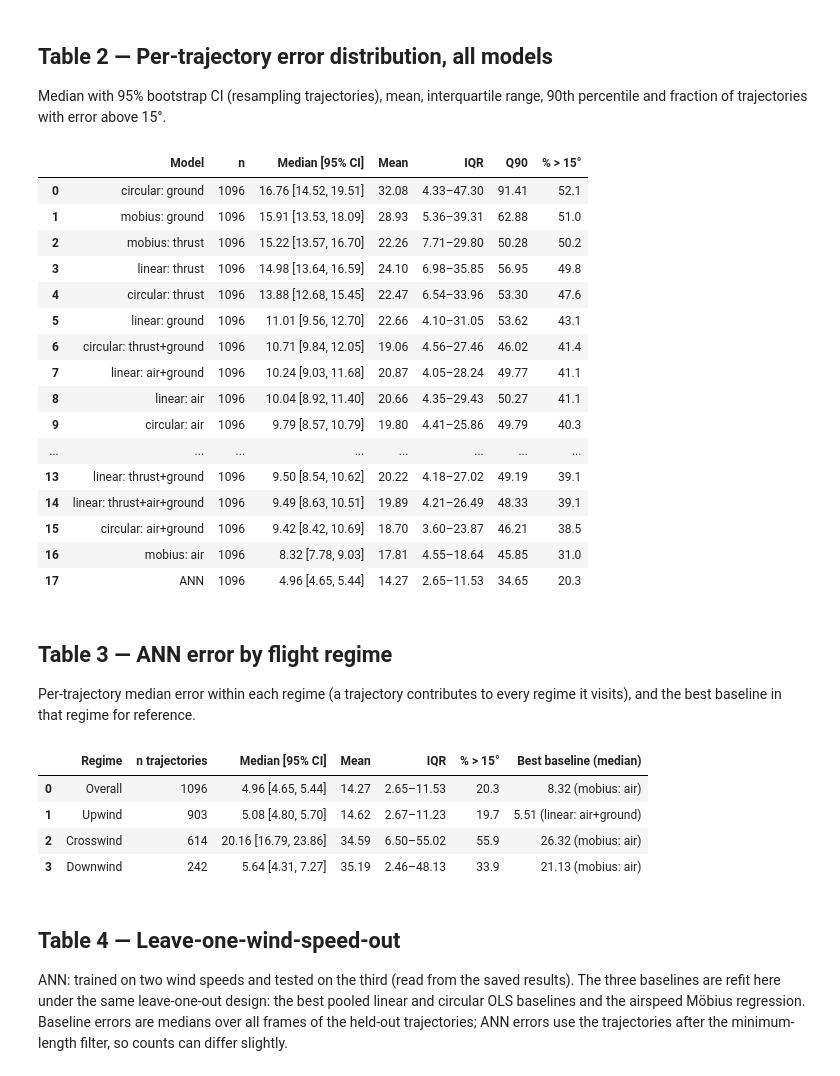
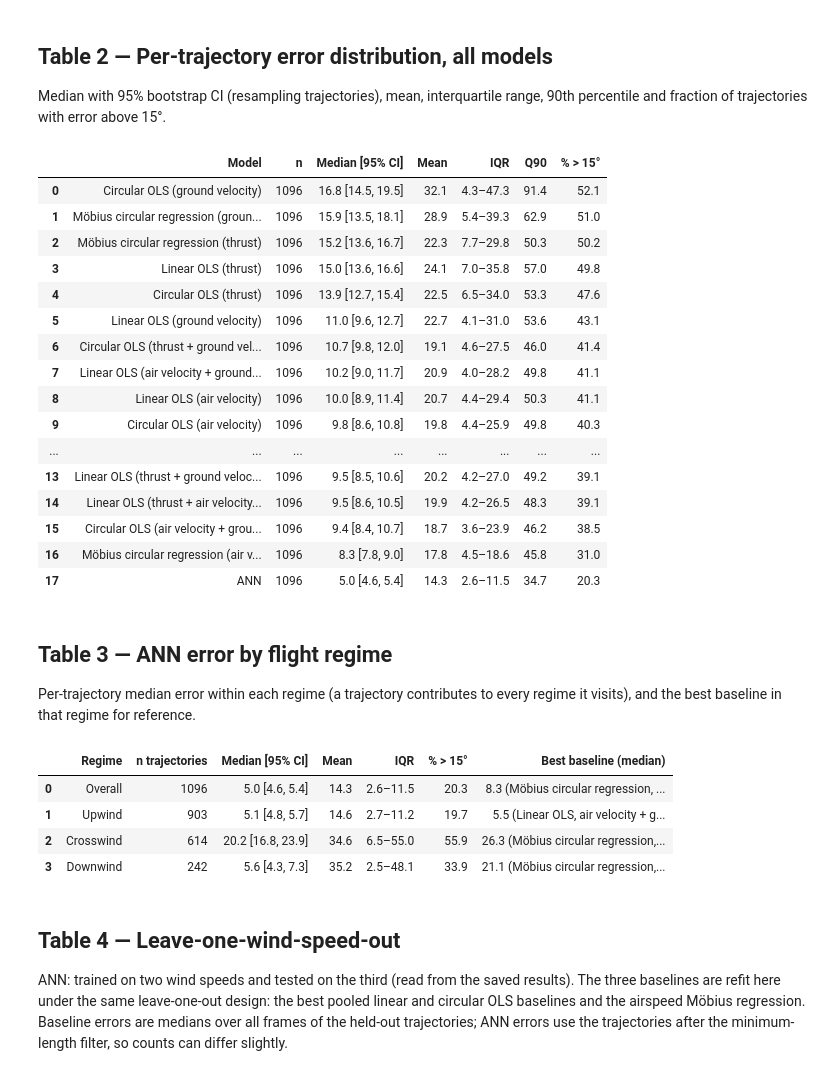
Before and after one commit to nehalsinghmangat/drosophila_body_orientation_predictor, a Jupyter notebook: notebooks/04_generate_tables.ipynb, the cells around one changed output. Cells and saved outputs as stored; diff of their text form; code cells hidden in the pictures.

```diff
--- a/notebooks/04_generate_tables.ipynb
+++ b/notebooks/04_generate_tables.ipynb
@@ -41,7 +42,17 @@ def bootstrap_ci(v, n_boot=5000, seed=0):
     lo, hi = np.percentile(med, [2.5, 97.5])
     return float(np.median(v)), float(lo), float(hi)
 
-def ci_str(m, lo, hi): return f'{m:.2f} [{lo:.2f}, {hi:.2f}]'
+def ci_str(m, lo, hi): return f'{m:.1f} [{lo:.1f}, {hi:.1f}]'
+
+FAMILY = {'linear': 'Linear OLS', 'circular': 'Circular OLS', 'mobius': 'Möbius circular regression', 'ANN': 'ANN'}
+INPUT_LABEL = {'thrust': 'thrust', 'air': 'air velocity', 'ground': 'ground velocity'}
+
+def inputs_label(key):
+    """'circular: thrust+air' -> 'thrust + air velocity'; the ANN's inputs are air and ground velocity"""
+    if key == 'ANN': return 'air velocity + ground velocity'
+    return ' + '.join(INPUT_LABEL[q] for q in key.split(': ')[1].split('+'))
+
+def model_label(key): return 'ANN' if key == 'ANN' else f"{FAMILY[key.split(':')[0]]} ({inputs_label(key)})"
 
 def esc(s): return str(s).replace('_', r'\_').replace('%', r'\%').replace('&', r'\&')
 
@@ -179,37 +189,36 @@ Median with 95% bootstrap CI (resampling trajectories), mean, interquartile rang
 # %%
 def dist_row(name, v):
     v = np.asarray(v); m, lo, hi = bootstrap_ci(v)
-    return {'Model': name, 'n': len(v), 'Median [95% CI]': ci_str(m, lo, hi), 'Mean': f'{v.mean():.2f}',
-            'IQR': f'{np.percentile(v, 25):.2f}–{np.percentile(v, 75):.2f}', 'Q90': f'{np.percentile(v, 90):.2f}',
+    return {'_k': m, 'Model': name, 'n': len(v), 'Median [95% CI]': ci_str(m, lo, hi), 'Mean': f'{v.mean():.1f}',
+            'IQR': f'{np.percentile(v, 25):.1f}–{np.percentile(v, 75):.1f}', 'Q90': f'{np.percentile(v, 90):.1f}',
             f'% > {THRESH:g}°': f'{100 * (v > THRESH).mean():.1f}'}
 
 per_traj_all = pd.read_csv(OUT + 'trajectory_level_errors_all_models.csv')
-rows = [dist_row(m, g['err']) for m, g in per_traj_all.groupby('model')]
-rows += [dist_row(m, v.values) for m, v in mobius_traj.items()]
+rows = [dist_row(model_label(m), g['err']) for m, g in per_traj_all.groupby('model')]
+rows += [dist_row(model_label(m), v.values) for m, v in mobius_traj.items()]
 table2 = pd.DataFrame(rows)
-table2['_k'] = table2['Median [95% CI]'].str.split(' ').str[0].astype(float)
 table2 = table2.sort_values('_k', ascending=False).drop(columns='_k').reset_index(drop=True)
 save(table2, 'table2_error_distribution',
      'Distribution of per-trajectory median angular error (deg) on the held-out test set for the ANN and all baselines.',
      'error_distribution', align='lrrrrrr')
 # %% [output]
 |  | Model | n | Median [95% CI] | Mean | IQR | Q90 | % > 15° |
-| 0 | circular: ground | 1096 | 16.76 [14.52, 19.51] | 32.08 | 4.33–47.30 | 91.41 | 52.1 |
-| 1 | mobius: ground | 1096 | 15.91 [13.53, 18.09] | 28.93 | 5.36–39.31 | 62.88 | 51.0 |
-| 2 | mobius: thrust | 1096 | 15.22 [13.57, 16.70] | 22.26 | 7.71–29.80 | 50.28 | 50.2 |
-| 3 | linear: thrust | 1096 | 14.98 [13.64, 16.59] | 24.10 | 6.98–35.85 | 56.95 | 49.8 |
-| 4 | circular: thrust | 1096 | 13.88 [12.68, 15.45] | 22.47 | 6.54–33.96 | 53.30 | 47.6 |
-| 5 | linear: ground | 1096 | 11.01 [9.56, 12.70] | 22.66 | 4.10–31.05 | 53.62 | 43.1 |
-| 6 | circular: thrust+ground | 1096 | 10.71 [9.84, 12.05] | 19.06 | 4.56–27.46 | 46.02 | 41.4 |
-| 7 | linear: air+ground | 1096 | 10.24 [9.03, 11.68] | 20.87 | 4.05–28.24 | 49.77 | 41.1 |
-| 8 | linear: air | 1096 | 10.04 [8.92, 11.40] | 20.66 | 4.35–29.43 | 50.27 | 41.1 |
-| 9 | circular: air | 1096 | 9.79 [8.57, 10.79] | 19.80 | 4.41–25.86 | 49.79 | 40.3 |
+| 0 | Circular OLS (ground velocity) | 1096 | 16.8 [14.5, 19.5] | 32.1 | 4.3–47.3 | 91.4 | 52.1 |
+| 1 | Möbius circular regression (groun... | 1096 | 15.9 [13.5, 18.1] | 28.9 | 5.4–39.3 | 62.9 | 51.0 |
+| 2 | Möbius circular regression (thrust) | 1096 | 15.2 [13.6, 16.7] | 22.3 | 7.7–29.8 | 50.3 | 50.2 |
+| 3 | Linear OLS (thrust) | 1096 | 15.0 [13.6, 16.6] | 24.1 | 7.0–35.8 | 57.0 | 49.8 |
+| 4 | Circular OLS (thrust) | 1096 | 13.9 [12.7, 15.4] | 22.5 | 6.5–34.0 | 53.3 | 47.6 |
+| 5 | Linear OLS (ground velocity) | 1096 | 11.0 [9.6, 12.7] | 22.7 | 4.1–31.0 | 53.6 | 43.1 |
+| 6 | Circular OLS (thrust + ground vel... | 1096 | 10.7 [9.8, 12.0] | 19.1 | 4.6–27.5 | 46.0 | 41.4 |
+| 7 | Linear OLS (air velocity + ground... | 1096 | 10.2 [9.0, 11.7] | 20.9 | 4.0–28.2 | 49.8 | 41.1 |
+| 8 | Linear OLS (air velocity) | 1096 | 10.0 [8.9, 11.4] | 20.7 | 4.4–29.4 | 50.3 | 41.1 |
+| 9 | Circular OLS (air velocity) | 1096 | 9.8 [8.6, 10.8] | 19.8 | 4.4–25.9 | 49.8 | 40.3 |
 | ... | ... | ... | ... | ... | ... | ... | ... |
-| 13 | linear: thrust+ground | 1096 | 9.50 [8.54, 10.62] | 20.22 | 4.18–27.02 | 49.19 | 39.1 |
-| 14 | linear: thrust+air+ground | 1096 | 9.49 [8.63, 10.51] | 19.89 | 4.21–26.49 | 48.33 | 39.1 |
-| 15 | circular: air+ground | 1096 | 9.42 [8.42, 10.69] | 18.70 | 3.60–23.87 | 46.21 | 38.5 |
-| 16 | mobius: air | 1096 | 8.32 [7.78, 9.03] | 17.81 | 4.55–18.64 | 45.85 | 31.0 |
-| 17 | ANN | 1096 | 4.96 [4.65, 5.44] | 14.27 | 2.65–11.53 | 34.65 | 20.3 |
+| 13 | Linear OLS (thrust + ground veloc... | 1096 | 9.5 [8.5, 10.6] | 20.2 | 4.2–27.0 | 49.2 | 39.1 |
+| 14 | Linear OLS (thrust + air velocity... | 1096 | 9.5 [8.6, 10.5] | 19.9 | 4.2–26.5 | 48.3 | 39.1 |
+| 15 | Circular OLS (air velocity + grou... | 1096 | 9.4 [8.4, 10.7] | 18.7 | 3.6–23.9 | 46.2 | 38.5 |
+| 16 | Möbius circular regression (air v... | 1096 | 8.3 [7.8, 9.0] | 17.8 | 4.5–18.6 | 45.8 | 31.0 |
+| 17 | ANN | 1096 | 5.0 [4.6, 5.4] | 14.3 | 2.6–11.5 | 34.7 | 20.3 |
 # %% [markdown]
 ## Table 3 — ANN error by flight regime
 
@@ -217,24 +226,24 @@ Per-trajectory median error within each regime (a trajectory contributes to ever
 # %%
 def regime_row(label, v):
     v = np.asarray(v); m, lo, hi = bootstrap_ci(v)
-    return {'Regime': label, 'n trajectories': len(v), 'Median [95% CI]': ci_str(m, lo, hi), 'Mean': f'{v.mean():.2f}',
-            'IQR': f'{np.percentile(v, 25):.2f}–{np.percentile(v, 75):.2f}', f'% > {THRESH:g}°': f'{100 * (v > THRESH).mean():.1f}'}
+    return {'Regime': label, 'n trajectories': len(v), 'Median [95% CI]': ci_str(m, lo, hi), 'Mean': f'{v.mean():.1f}',
+            'IQR': f'{np.percentile(v, 25):.1f}–{np.percentile(v, 75):.1f}', f'% > {THRESH:g}°': f'{100 * (v > THRESH).mean():.1f}'}
 
 rows = [regime_row('Overall', ann_pooled.values)]
 rows += [regime_row(r.capitalize(), ann_by_reg.loc[ann_by_reg['regime'] == r, 'err']) for r in REGIMES]
 table3 = pd.DataFrame(rows)
 nb_base = t1[t1['family'] != 'ANN']
-table3['Best baseline (median)'] = [f"{nb_base[c].min():.2f}  ({nb_base.loc[nb_base[c].idxmin(), 'model']})"
+table3['Best baseline (median)'] = [f"{nb_base[c].min():.1f} ({FAMILY[(k := nb_base.loc[nb_base[c].idxmin(), 'model']).split(':')[0]]}, {inputs_label(k)})"
                                     for c in ['overall'] + REGIMES]
 save(table3, 'table3_ann_by_regime',
      'ANN per-trajectory angular error (deg) on the held-out test set, overall and by flight regime, with the best baseline median in each regime for comparison.',
      'ann_regime', align='lrrrrrl')
 # %% [output]
 |  | Regime | n trajectories | Median [95% CI] | Mean | IQR | % > 15° | Best baseline (median) |
-| 0 | Overall | 1096 | 4.96 [4.65, 5.44] | 14.27 | 2.65–11.53 | 20.3 | 8.32 (mobius: air) |
-| 1 | Upwind | 903 | 5.08 [4.80, 5.70] | 14.62 | 2.67–11.23 | 19.7 | 5.51 (linear: air+ground) |
-| 2 | Crosswind | 614 | 20.16 [16.79, 23.86] | 34.59 | 6.50–55.02 | 55.9 | 26.32 (mobius: air) |
-| 3 | Downwind | 242 | 5.64 [4.31, 7.27] | 35.19 | 2.46–48.13 | 33.9 | 21.13 (mobius: air) |
+| 0 | Overall | 1096 | 5.0 [4.6, 5.4] | 14.3 | 2.6–11.5 | 20.3 | 8.3 (Möbius circular regression, ... |
+| 1 | Upwind | 903 | 5.1 [4.8, 5.7] | 14.6 | 2.7–11.2 | 19.7 | 5.5 (Linear OLS, air velocity + g... |
+| 2 | Crosswind | 614 | 20.2 [16.8, 23.9] | 34.6 | 6.5–55.0 | 55.9 | 26.3 (Möbius circular regression,... |
+| 3 | Downwind | 242 | 5.6 [4.3, 7.3] | 35.2 | 2.5–48.1 | 33.9 | 21.1 (Möbius circular regression,... |
 # %% [markdown]
 ## Table 4 — Leave-one-wind-speed-out
 
```
Also changed, not shown: parts of 7 cells of this notebook, 17 other files.
